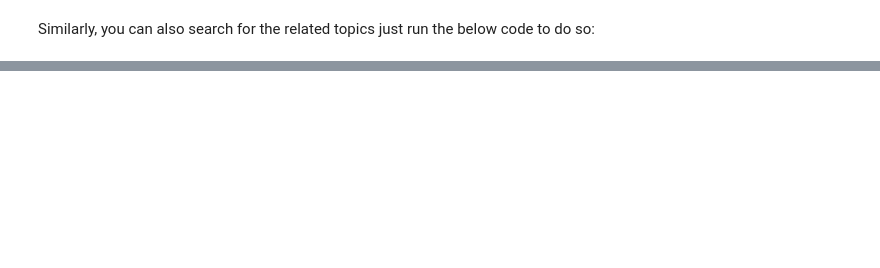
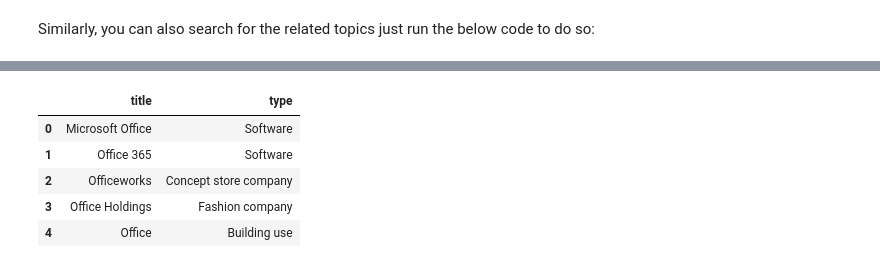
Before and after one commit to AruneshTamboli/Using-Python-to-automate-Google-Trends-Data, a Jupyter notebook: How_to_use_Python_to_automate_Google_Trends_Data.ipynb, the cells around one changed output, grey strips where cells are left out. Cells and saved outputs as stored; diff of their text form; code cells hidden in the pictures; blank space fills up the shorter version.

```diff
--- a/How_to_use_Python_to_automate_Google_Trends_Data.ipynb
+++ b/How_to_use_Python_to_automate_Google_Trends_Data.ipynb
@@ -245,0 +277,11 @@ This is the end of the tutorial, I hope you guys have learned a thing or two. If
+# %%
+keywords = pytrends.suggestions(keyword='office')
+df = pd.DataFrame(keywords)
+df.drop(columns= 'mid')
+# %% [output]
+|  | title | type |
+| 0 | Microsoft Office | Software |
+| 1 | Office 365 | Software |
+| 2 | Officeworks | Concept store company |
+| 3 | Office Holdings | Fashion company |
+| 4 | Office | Building use |
```
Also changed, not shown: parts of 42 cells of this notebook.
